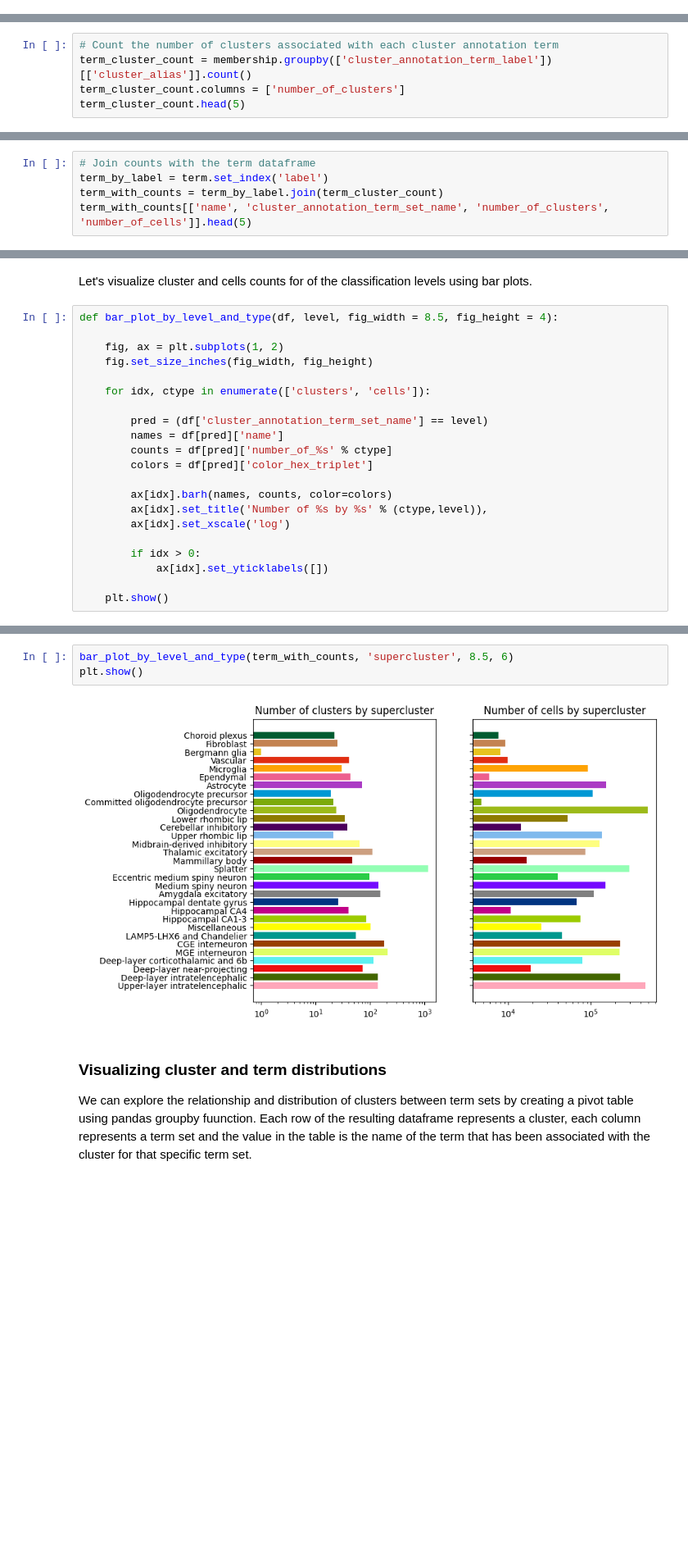
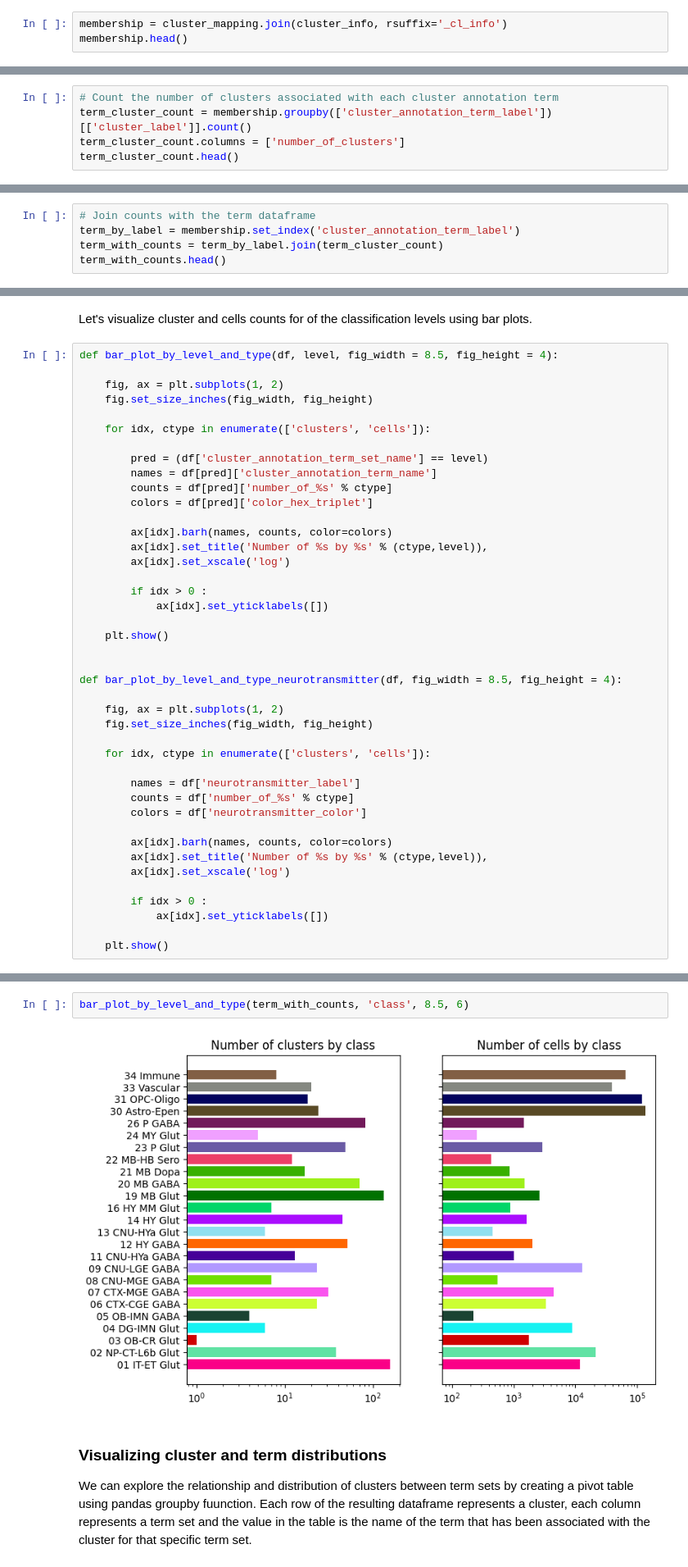
Before and after one commit to rachelhostetler/abc_atlas_access, a Jupyter notebook: notebooks/Zeng-Aging-Mouse_cluster_annotation_tutorial.ipynb, the cells around one changed output, grey strips where cells are left out. Shown at 82% size. Drawn from its saved outputs; the diff is of its cells as text; blank space fills up the shorter version.

```diff
--- a/notebooks/Zeng-Aging-Mouse_cluster_annotation_tutorial.ipynb
+++ b/notebooks/Zeng-Aging-Mouse_cluster_annotation_tutorial.ipynb
@@ -138,0 +117,3 @@ We can obtain cluster and cell counts per cluster annotation term using the pand
+# %%
+membership = cluster_mapping.join(cluster_info, rsuffix='_cl_info')
+membership.head()
@@ -139,8 +130,8 @@ We can obtain cluster and cell counts per cluster annotation term using the pand
 # %%
 # Count the number of clusters associated with each cluster annotation term
-term_cluster_count = membership.groupby(['cluster_annotation_term_label'])[['cluster_alias']].count()
+term_cluster_count = membership.groupby(['cluster_annotation_term_label'])[['cluster_label']].count()
 term_cluster_count.columns = ['number_of_clusters']
-term_cluster_count.head(5)
+term_cluster_count.head()
 # %% [output]
 |  | number_of_clusters |
 | cluster_annotation_term_label |  |
@@ -152,6 +143,6 @@ term_cluster_count.head(5)
 # %%
 # Join counts with the term dataframe
-term_by_label = term.set_index('label')
+term_by_label = membership.set_index('cluster_annotation_term_label')
 term_with_counts = term_by_label.join(term_cluster_count)
-term_with_counts[['name', 'cluster_annotation_term_set_name', 'number_of_clusters', 'number_of_cells']].head(5)
+term_with_counts.head()
 # %% [output]
@@ -173,7 +164,7 @@ def bar_plot_by_level_and_type(df, level, fig_width = 8.5, fig_height = 4):
     for idx, ctype in enumerate(['clusters', 'cells']):
 
         pred = (df['cluster_annotation_term_set_name'] == level)
-        names = df[pred]['name']
+        names = df[pred]['cluster_annotation_term_name']
         counts = df[pred]['number_of_%s' % ctype]
         colors = df[pred]['color_hex_triplet']
 
@@ -181,7 +172,28 @@ def bar_plot_by_level_and_type(df, level, fig_width = 8.5, fig_height = 4):
         ax[idx].set_title('Number of %s by %s' % (ctype,level)),
         ax[idx].set_xscale('log')
 
-        if idx > 0:
+        if idx > 0 :
             ax[idx].set_yticklabels([])
 
     plt.show()
+
+
+def bar_plot_by_level_and_type_neurotransmitter(df, fig_width = 8.5, fig_height = 4):
+
+    fig, ax = plt.subplots(1, 2)
+    fig.set_size_inches(fig_width, fig_height)
+
+    for idx, ctype in enumerate(['clusters', 'cells']):
+
+        names = df['neurotransmitter_label']
+        counts = df['number_of_%s' % ctype]
+        colors = df['neurotransmitter_color']
+
+        ax[idx].barh(names, counts, color=colors)
+        ax[idx].set_title('Number of %s by %s' % (ctype,level)),
+        ax[idx].set_xscale('log')
+
+        if idx > 0 :
+            ax[idx].set_yticklabels([])
+
+    plt.show()
@@ -203,8 +210,7 @@ Supercluster "Splatter" contains the largest number of subclusters (~1k), while
 # %%
-bar_plot_by_level_and_type(term_with_counts, 'supercluster', 8.5, 6)
-plt.show()
+bar_plot_by_level_and_type(term_with_counts, 'class', 8.5, 6)
 # %% [output]
-[figure, old version]
+[figure, new version]
 # %% [markdown]
 ### Visualizing cluster and term distributions
 
```
Also changed, not shown: parts of 51 cells of this notebook, 1 other file.
